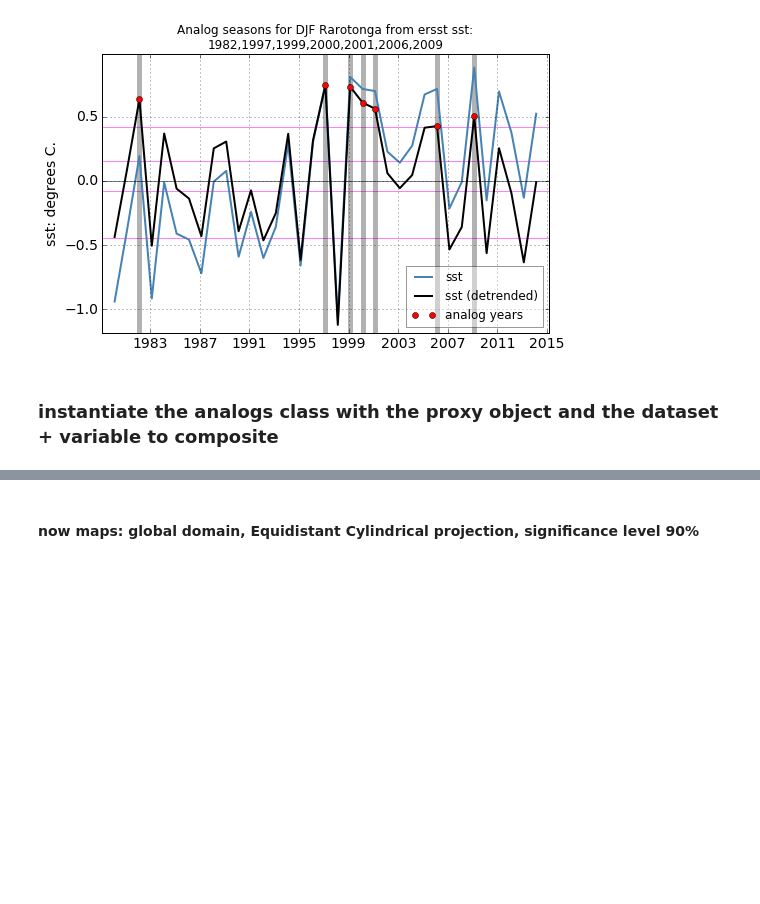
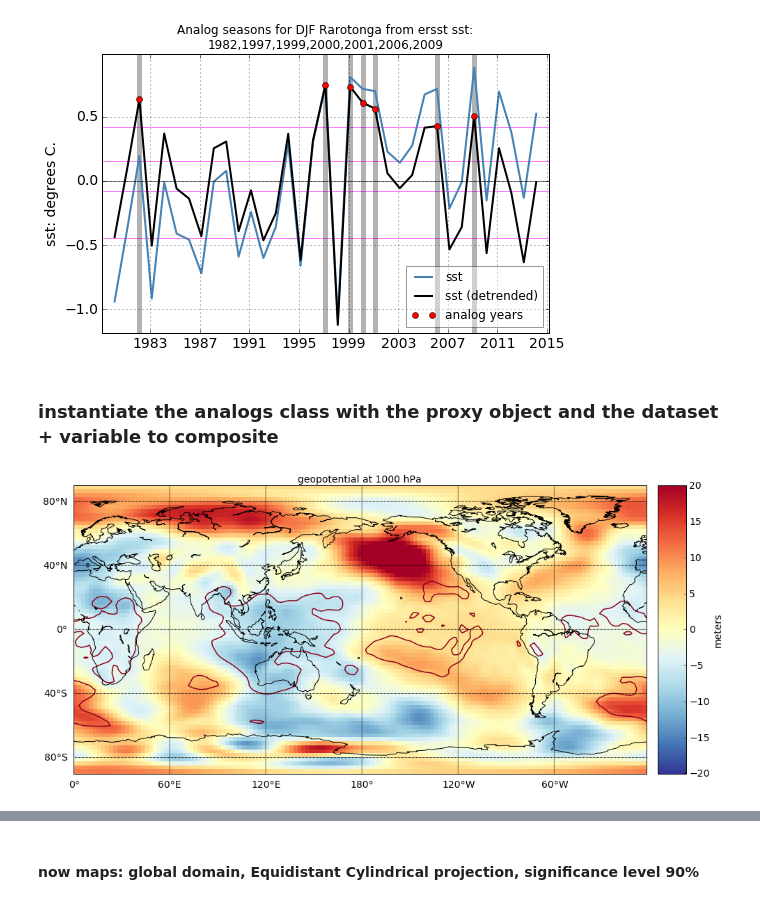
Before and after one commit to nicolasfauchereau/paleopy, a Jupyter notebook: notebooks/proxy.ipynb, the cells around one changed output, grey strips where cells are left out. Saved outputs shown, nothing was run; the diff lists cells and outputs as text; code cells hidden in the pictures; blank space fills up the shorter version.

```diff
--- a/notebooks/proxy.ipynb
+++ b/notebooks/proxy.ipynb
@@ -127,3 +108,7 @@ f = p.plot_season_ts()
 ### instantiate the analogs class with the proxy object and the dataset + variable to composite
 # %%
 compos = analogs(p, 'ncep', 'hgt_1000').composite()
+# %%
+f = scalar_plot(compos, test=0.1).plot(subplots=False)
+# %% [output]
+[figure, added]
```
Also changed, not shown: parts of 20 cells of this notebook, 7 other files.
